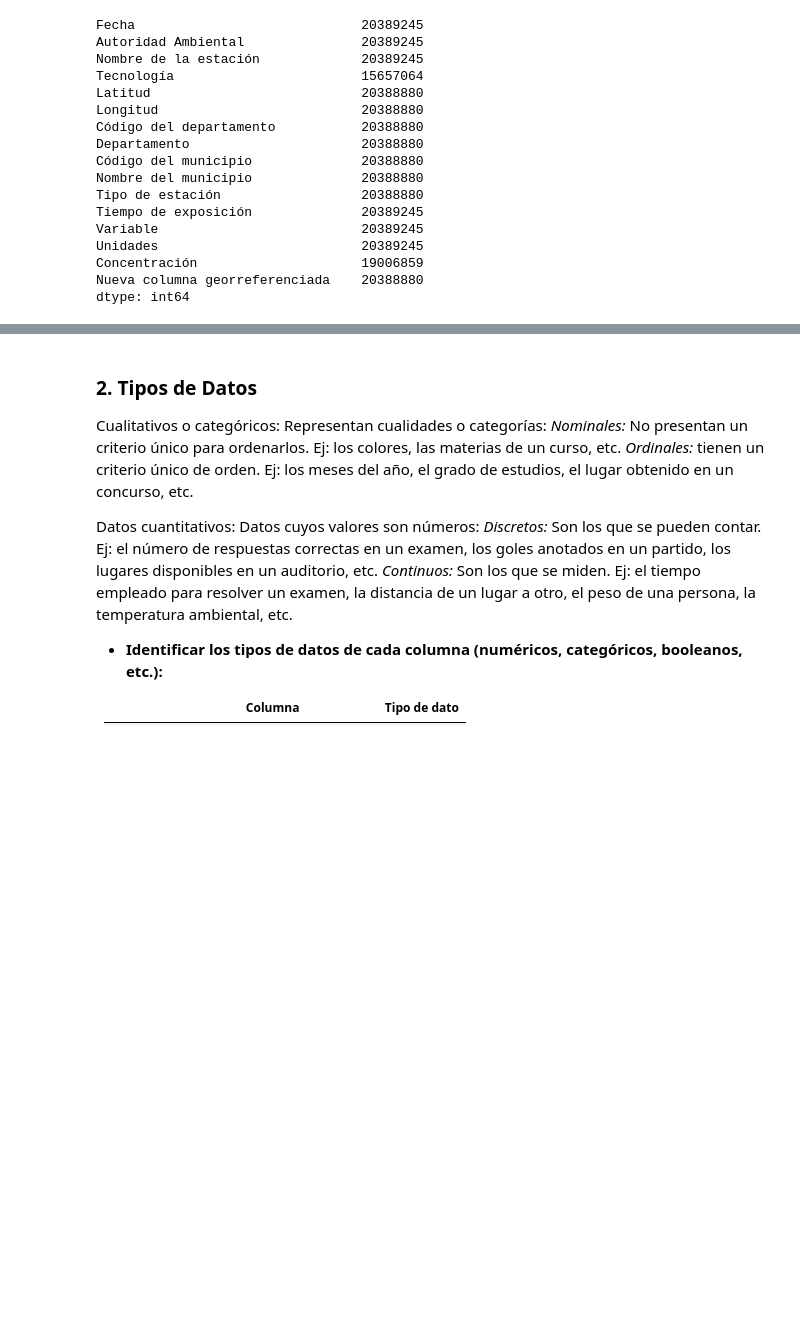
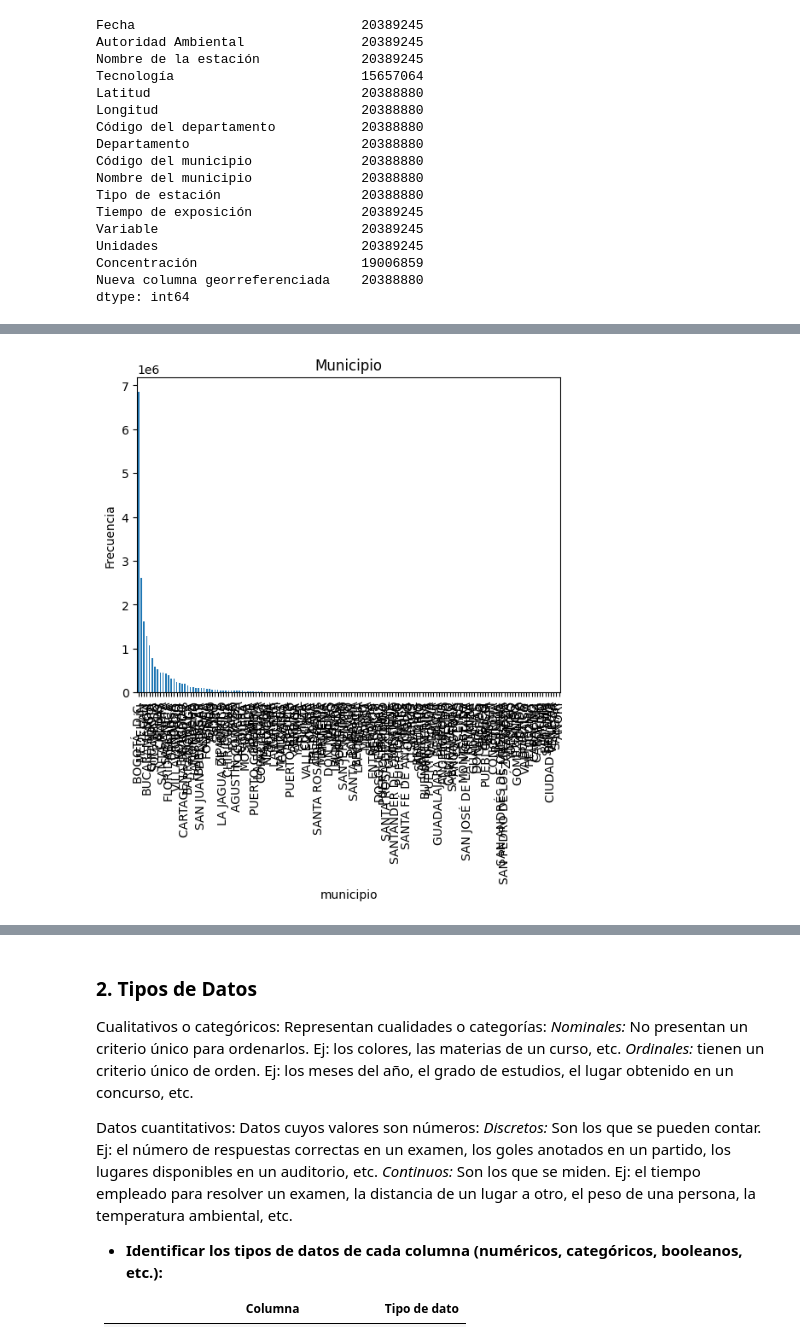
Before and after one commit to orangina23/cursoIAMintic, a Jupyter notebook: Mision1-BeatrizLopez.ipynb, the cells around one changed output, grey strips where cells are left out. Saved outputs shown, nothing was run; the diff lists cells and outputs as text; code cells hidden in the pictures; blank space fills up the shorter version.

```diff
--- a/Mision1-BeatrizLopez.ipynb
+++ b/Mision1-BeatrizLopez.ipynb
@@ -76,0 +101,7 @@ dtype: int64
+# %%
+ax = df['municipio'].value_counts().plot(kind='bar')
+ax.set_title('Municipio')
+ax.set_ylabel('Frecuencia')
+plt.show()
+# %% [output]
+[figure, added]
```
Also changed, not shown: parts of 19 cells of this notebook.
